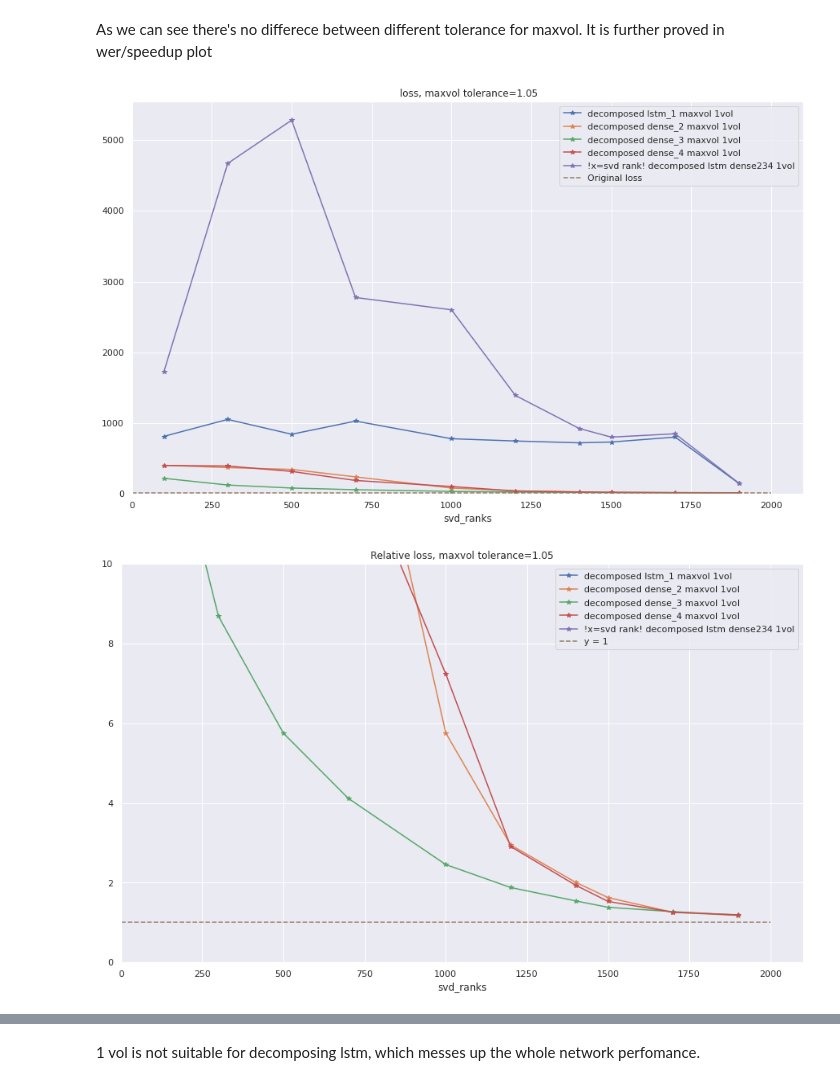
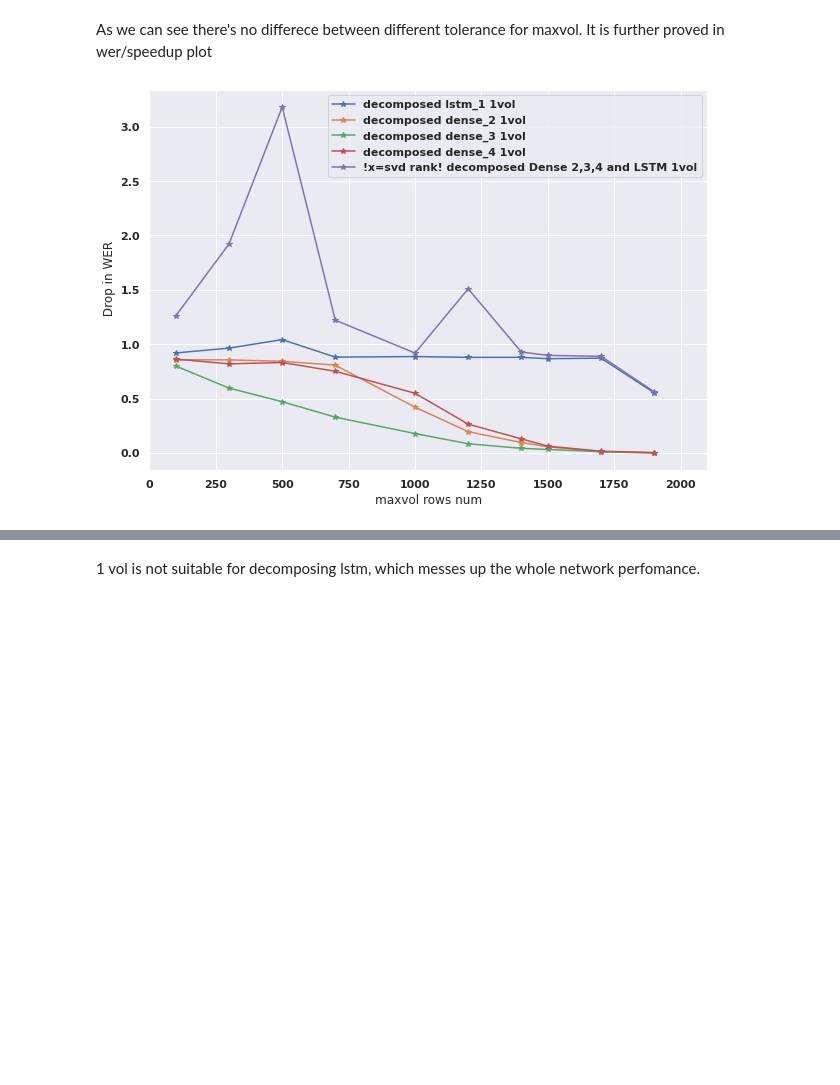
Before and after one commit to qbit-/Automatic-Speech-Recognition, a Jupyter notebook: notebooks/maxvol_convertation.ipynb, the cells around one changed output, grey strips where cells are left out. Saved outputs shown, nothing was run; the diff lists cells and outputs as text; code cells hidden in the pictures; blank space fills up the shorter version.

```diff
--- a/notebooks/maxvol_convertation.ipynb
+++ b/notebooks/maxvol_convertation.ipynb
@@ -134,4 +141,12 @@ def svd_activations(model, dataset_idx, num_rows=None, verbose=False, return_act
 !mkdir layer_activations
 # %% [output]
 mkdir: cannot create directory ‘layer_activations’: File exists
+# %%
+name_mapping = {
+    're_lu': 'Dense 1',
+    're_lu_1': 'Dense 2',
+    're_lu_2': 'Dense 3',
+    're_lu_3': 'Dense 4',
+    'lstm_1': 'LSTM',
+}
 # %%
@@ -457,11 +591,10 @@ Text(0.5, 1.0, 'WER, maxvol decopmosition with different tolerance parameter')
 As we can see there's no differece between different tolerance for maxvol. It is further proved in wer/speedup plot
 # %%
 ranks = list(reversed([100, 300, 500, 700, 1000, 1200, 1400, 1500, 1700, 1900]))
-tol = 1.05
-plot_metric_maxvol('losses', ranks, tol, ['1vol'], ['lstm_1', 'dense_2', 'dense_3', 'dense_4'])
-plot_metric_maxvol('losses', ranks, tol,['1vol'], ['lstm_1', 'dense_2', 'dense_3', 'dense_4'], relative_values=True)
+tol = 1.01
+# plot_metric_maxvol('losses', ranks, tol, ['1vol'], ['lstm_1', 'dense_2', 'dense_3', 'dense_4'])
+# plot_metric_maxvol('losses', ranks, tol,['1vol'], ['lstm_1', 'dense_2', 'dense_3', 'dense_4'], relative_values=True)
 plot_metric_maxvol('wers', ranks, tol,['1vol'], ['lstm_1', 'dense_2', 'dense_3', 'dense_4'], maxvol_rank=True)
-plot_metric_maxvol('cers', ranks, tol,['1vol'], ['lstm_1', 'dense_2', 'dense_3', 'dense_4'])
+# plot_metric_maxvol('cers', ranks, tol,['1vol'], ['lstm_1', 'dense_2', 'dense_3', 'dense_4'])
 # %% [output]
-[figure, old version]
+[figure, new version]
-[figure, removed]
```
Also changed, not shown: parts of 23 cells of this notebook, 31 other files.
